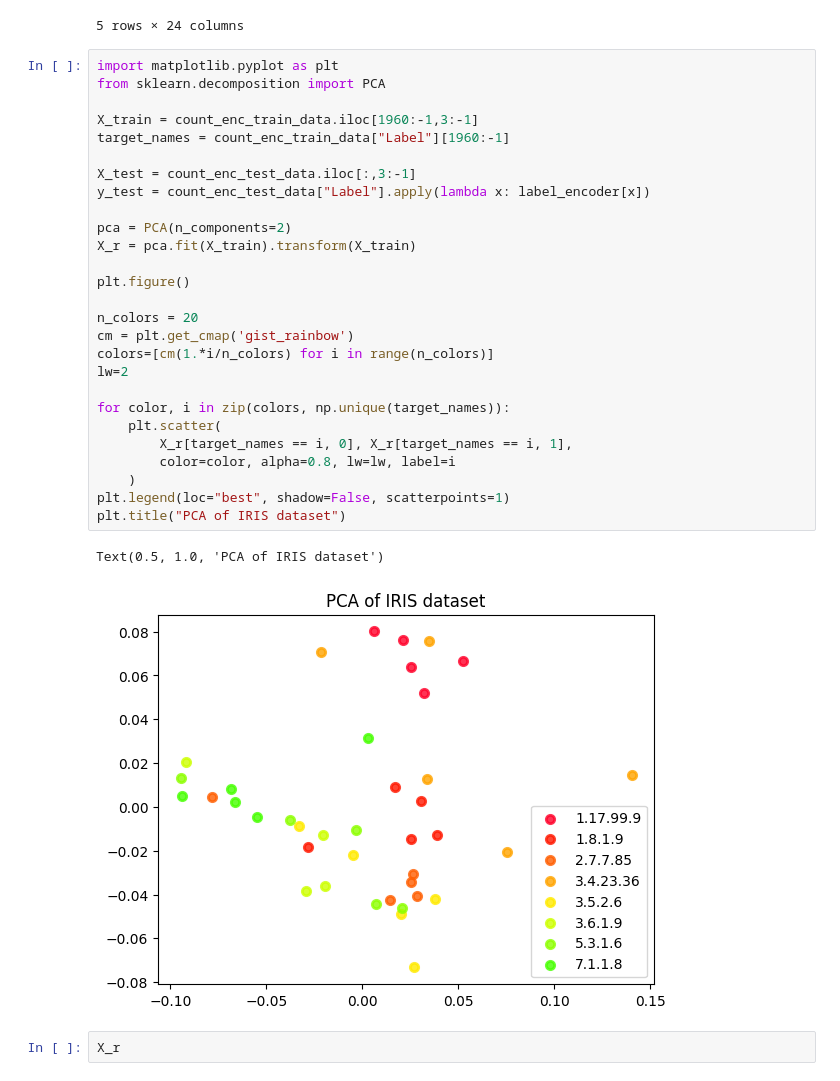
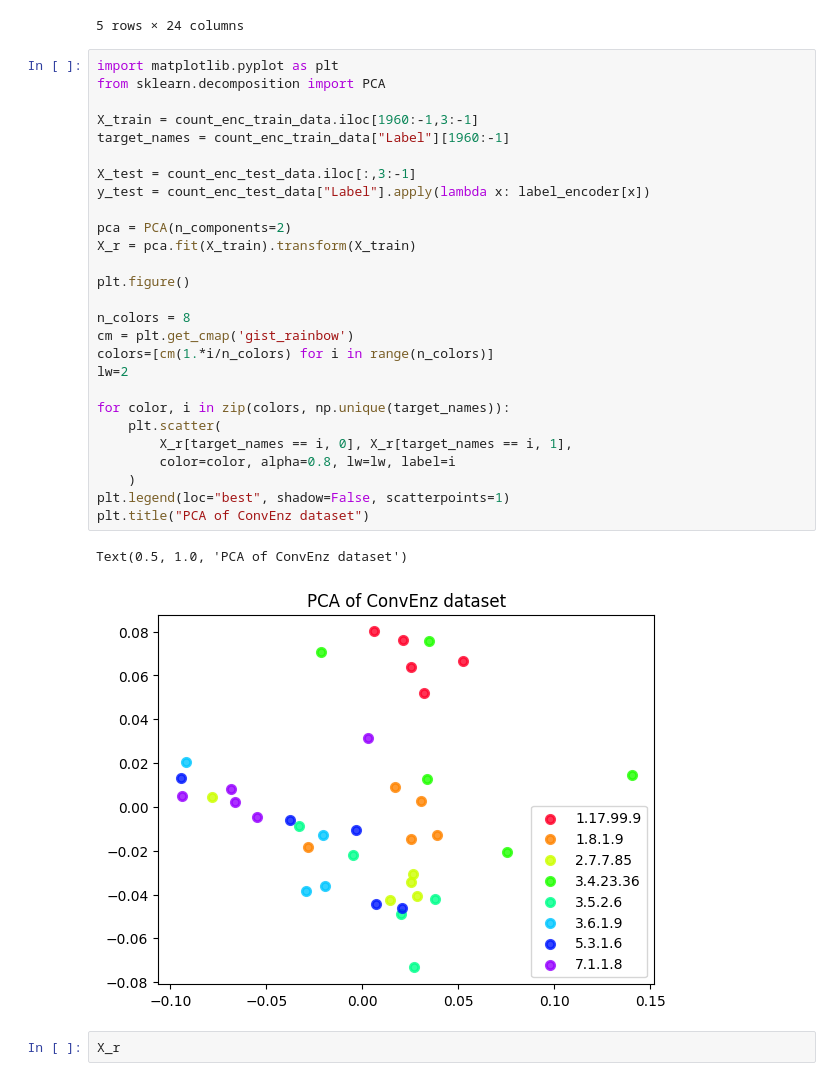
Before and after one commit to BrynMarieR/CS690U, a Jupyter notebook: old_code.ipynb, the cells around one changed output. Cells and saved outputs as stored; diff of their text form.

```diff
--- a/02_Logistic_Regression.ipynb
+++ b/old_code.ipynb
@@ -528,33 +528,33 @@ count_enc_train_data[count_enc_train_data.Label == "2.4.2.17"]
 # %%
 import matplotlib.pyplot as plt
 from sklearn.decomposition import PCA
 
 X_train = count_enc_train_data.iloc[1960:-1,3:-1]
 target_names = count_enc_train_data["Label"][1960:-1]
 
 X_test = count_enc_test_data.iloc[:,3:-1]
 y_test = count_enc_test_data["Label"].apply(lambda x: label_encoder[x])
 
 pca = PCA(n_components=2)
 X_r = pca.fit(X_train).transform(X_train)
 
 plt.figure()
 
-n_colors = 20
+n_colors = 8
 cm = plt.get_cmap('gist_rainbow')
 colors=[cm(1.*i/n_colors) for i in range(n_colors)]
 lw=2
 
 for color, i in zip(colors, np.unique(target_names)):
     plt.scatter(
         X_r[target_names == i, 0], X_r[target_names == i, 1],
         color=color, alpha=0.8, lw=lw, label=i
     )
 plt.legend(loc="best", shadow=False, scatterpoints=1)
-plt.title("PCA of IRIS dataset")
+plt.title("PCA of ConvEnz dataset")
 # %% [output]
-Text(0.5, 1.0, 'PCA of IRIS dataset')
+Text(0.5, 1.0, 'PCA of ConvEnz dataset')
-[figure, old version]
+[figure, new version]
 # %%
 X_r
 # %% [output]
```
Also changed, not shown: 3 other files.
